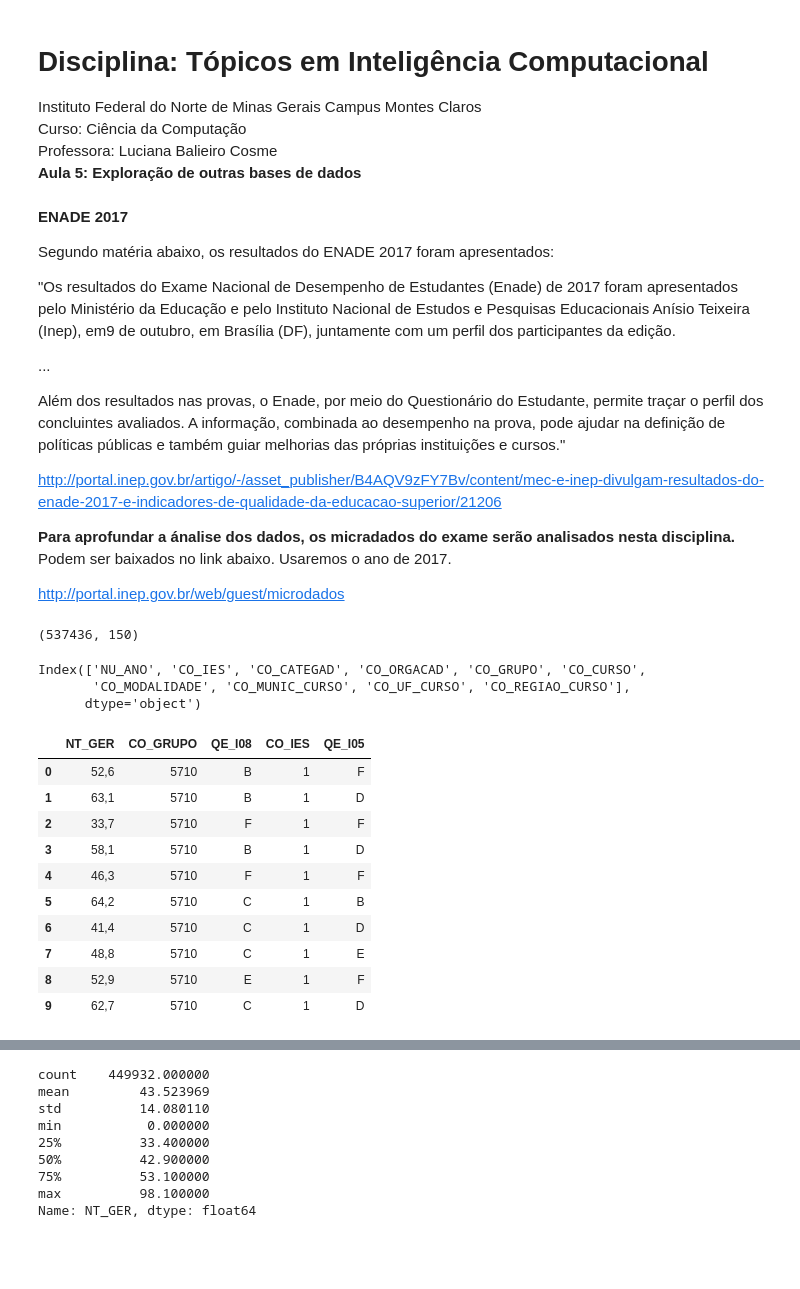
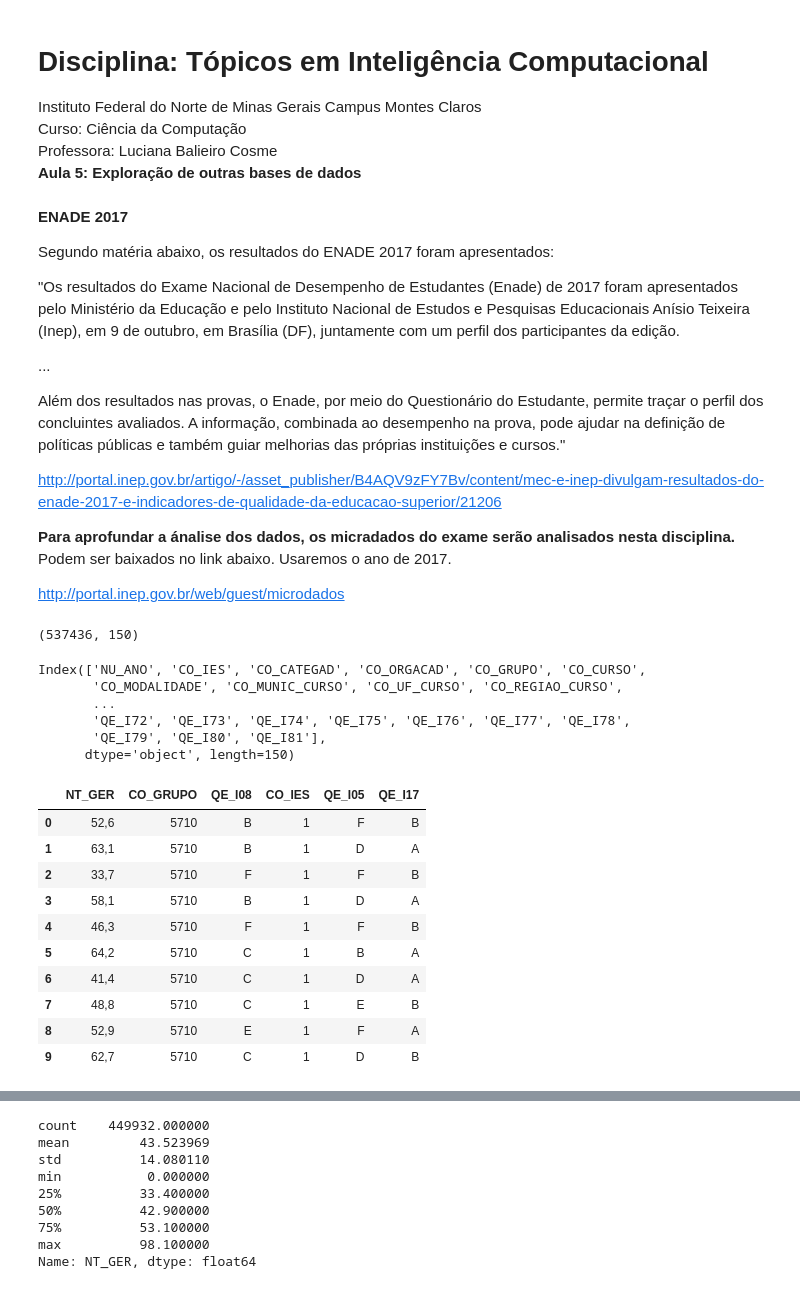
Before and after one commit to BrenoPeixotobr/topicosic, a Jupyter notebook: trabalho_aula5/aula5.ipynb, the cells around one changed output, grey strips where cells are left out. Cells and saved outputs as stored; diff of their text form; code cells hidden in the pictures; blank space fills up the shorter version.

```diff
--- a/trabalho_aula5/aula5.ipynb
+++ b/trabalho_aula5/aula5.ipynb
@@ -9,7 +9,7 @@ Professora: Luciana Balieiro Cosme<br/>
 
 Segundo matéria abaixo, os resultados do ENADE 2017 foram apresentados:
 
-"Os resultados do Exame Nacional de Desempenho de Estudantes (Enade) de 2017 foram apresentados pelo Ministério da Educação e pelo Instituto Nacional de Estudos e Pesquisas Educacionais Anísio Teixeira (Inep), em9 de outubro, em Brasília (DF), juntamente com um perfil dos participantes da edição.
+"Os resultados do Exame Nacional de Desempenho de Estudantes (Enade) de 2017 foram apresentados pelo Ministério da Educação e pelo Instituto Nacional de Estudos e Pesquisas Educacionais Anísio Teixeira (Inep), em 9 de outubro, em Brasília (DF), juntamente com um perfil dos participantes da edição.
 
 ...
 
@@ -24,7 +24,7 @@ http://portal.inep.gov.br/web/guest/microdados
 import pandas
 import matplotlib.pyplot as plt
 
-enade2017=pandas.read_csv("datasets\MICRODADOS_ENADE_2017.txt", sep=';',dtype={"DS_VT_ESC_OFG": str,
+enade2017=pandas.read_csv("datasets/MICRODADOS_ENADE_2017.txt", sep=';',dtype={"DS_VT_ESC_OFG": str,
                                                                                'DS_VT_ESC_OCE':str,
                                                                               'DS_VT_ACE_OCE':str,
                                                                               'NT_GER':str,
@@ -40,47 +40,50 @@ enade2017.shape
 # %% [output]
 (537436, 150)
 # %%
-enade2017.columns[0:10]
+enade2017.columns[0:]
 # %% [output]
 Index(['NU_ANO', 'CO_IES', 'CO_CATEGAD', 'CO_ORGACAD', 'CO_GRUPO', 'CO_CURSO',
-       'CO_MODALIDADE', 'CO_MUNIC_CURSO', 'CO_UF_CURSO', 'CO_REGIAO_CURSO'],
-      dtype='object')
+       'CO_MODALIDADE', 'CO_MUNIC_CURSO', 'CO_UF_CURSO', 'CO_REGIAO_CURSO',
+       ...
+       'QE_I72', 'QE_I73', 'QE_I74', 'QE_I75', 'QE_I76', 'QE_I77', 'QE_I78',
+       'QE_I79', 'QE_I80', 'QE_I81'],
+      dtype='object', length=150)
 # %%
 '''
 nota geral: 0-98
 questão08: Qual a renda total de sua família, incluindo seus rendimentos?
 A = Até 1,5 salário mínimo (até R$ 1.405,50).
 B = De 1,5 a 3 salários mínimos (R$ 1.405,51 a R$ 2.811,00).
 C = De 3 a 4,5 salários mínimos (R$ 2.811,01 a R$ 4.216,50).
 D = De 4,5 a 6 salários mínimos (R$ 4.216,51 a R$ 5.622,00).
 E = De 6 a 10 salários mínimos (R$ 5. 622,01 a R$ 9.370,00).
 F = De 10 a 30 salários mínimos (R$ 9.370,01 a R$ 28.110,00).
 G = Acima de 30 salários mínimos (mais de R$ 28.110,00).
 
 i05 escolaridade da mae
 A = Nenhuma.
 B = Ensino fundamental: 1º ao 5º ano (1ª a 4ª série).
 C = Ensino fundamental: 6º ao 9º ano (5ª a 8ª série).
 D = Ensino médio.
 E = Ensino Superior - Graduação.
 F = Pós-graduação.
 
 '''
 
-tabela = pandas.DataFrame(enade2017, columns=['NT_GER', 'CO_GRUPO', 'QE_I08', 'CO_IES', 'QE_I05'])
+tabela = pandas.DataFrame(enade2017, columns=['NT_GER', 'CO_GRUPO', 'QE_I08', 'CO_IES', 'QE_I05', 'QE_I17'])
 tabela.head(10)
 # %% [output]
-|  | NT_GER | CO_GRUPO | QE_I08 | CO_IES | QE_I05 |
-| 0 | 52,6 | 5710 | B | 1 | F |
-| 1 | 63,1 | 5710 | B | 1 | D |
-| 2 | 33,7 | 5710 | F | 1 | F |
-| 3 | 58,1 | 5710 | B | 1 | D |
-| 4 | 46,3 | 5710 | F | 1 | F |
-| 5 | 64,2 | 5710 | C | 1 | B |
-| 6 | 41,4 | 5710 | C | 1 | D |
-| 7 | 48,8 | 5710 | C | 1 | E |
-| 8 | 52,9 | 5710 | E | 1 | F |
-| 9 | 62,7 | 5710 | C | 1 | D |
+|  | NT_GER | CO_GRUPO | QE_I08 | CO_IES | QE_I05 | QE_I17 |
+| 0 | 52,6 | 5710 | B | 1 | F | B |
+| 1 | 63,1 | 5710 | B | 1 | D | A |
+| 2 | 33,7 | 5710 | F | 1 | F | B |
+| 3 | 58,1 | 5710 | B | 1 | D | A |
+| 4 | 46,3 | 5710 | F | 1 | F | B |
+| 5 | 64,2 | 5710 | C | 1 | B | A |
+| 6 | 41,4 | 5710 | C | 1 | D | A |
+| 7 | 48,8 | 5710 | C | 1 | E | B |
+| 8 | 52,9 | 5710 | E | 1 | F | A |
+| 9 | 62,7 | 5710 | C | 1 | D | B |
 # %%
 ##limpeza dos dados
 
```
Also changed, not shown: parts of 2 cells of this notebook.
